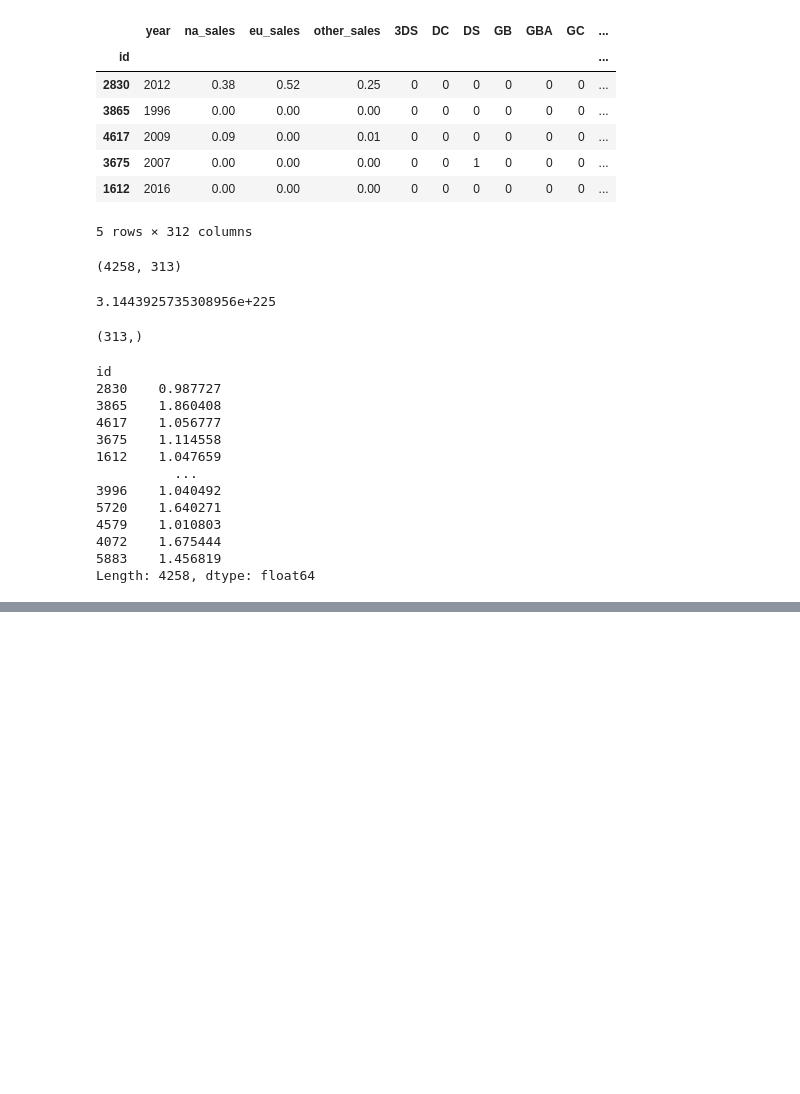
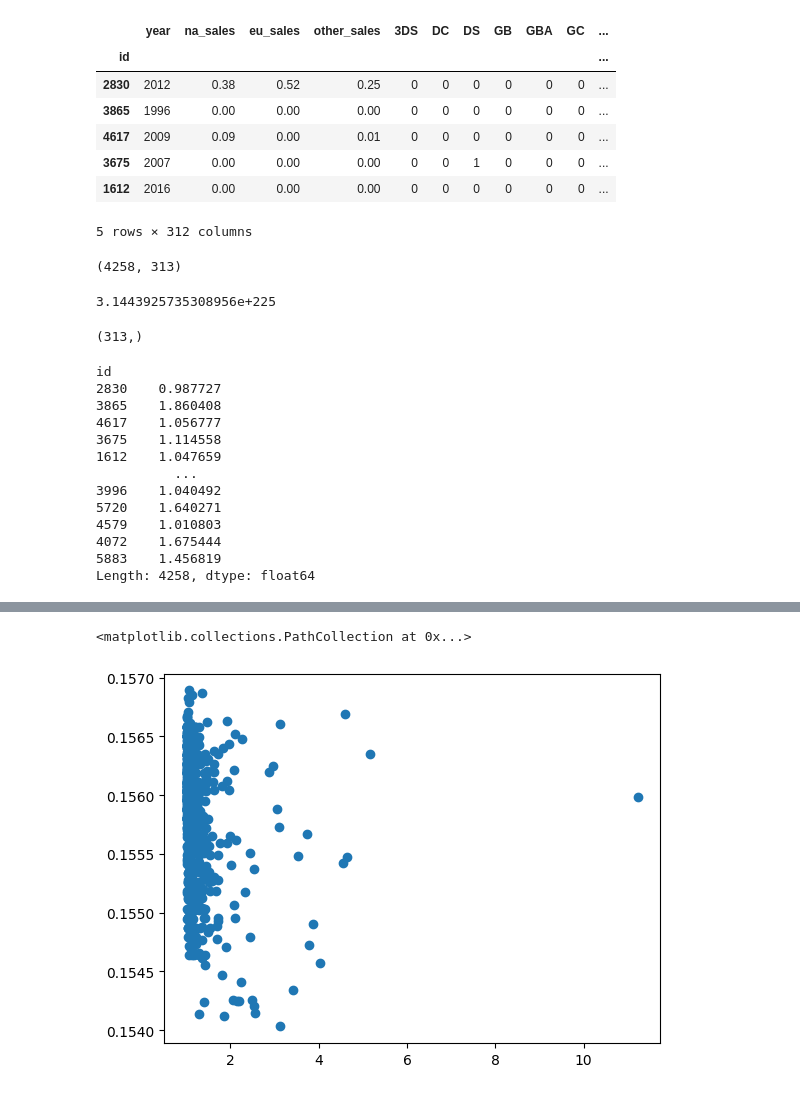
Before and after one commit to mosevaa/AI_systems_labs, a Jupyter notebook: lab1/rabota1_studentam.ipynb, the cells around one changed output, grey strips where cells are left out. Cells and saved outputs as stored; diff of their text form; code cells hidden in the pictures; blank space fills up the shorter version.

```diff
--- a/lab1/rabota1_studentam.ipynb
+++ b/lab1/rabota1_studentam.ipynb
@@ -418,0 +459,6 @@ model.fit(X_train, y_train, 0.00000001, 10, 1000, 'MAPE')
+# %%
+plt.figure()
+plt.scatter(y_test, y_pred)
+# %% [output]
+<matplotlib.collections.PathCollection at 0x...>
+[figure, added]
```
Also changed, not shown: parts of 28 cells of this notebook.
